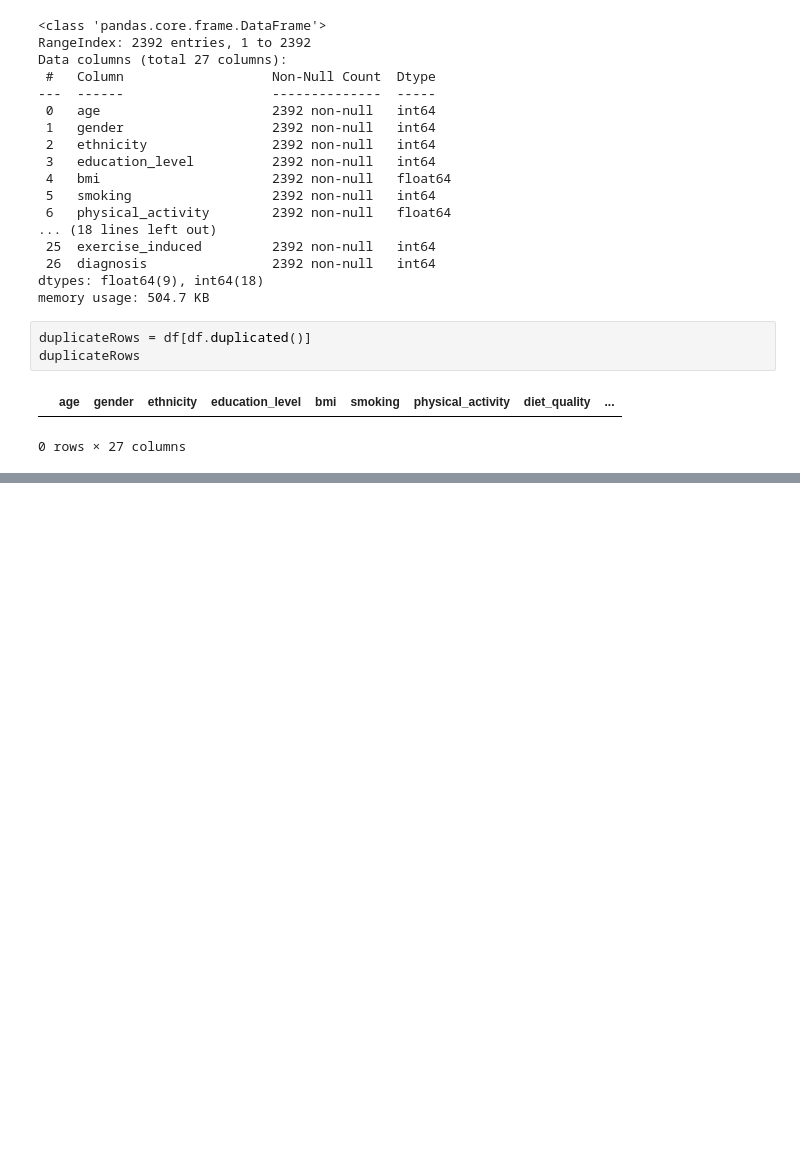
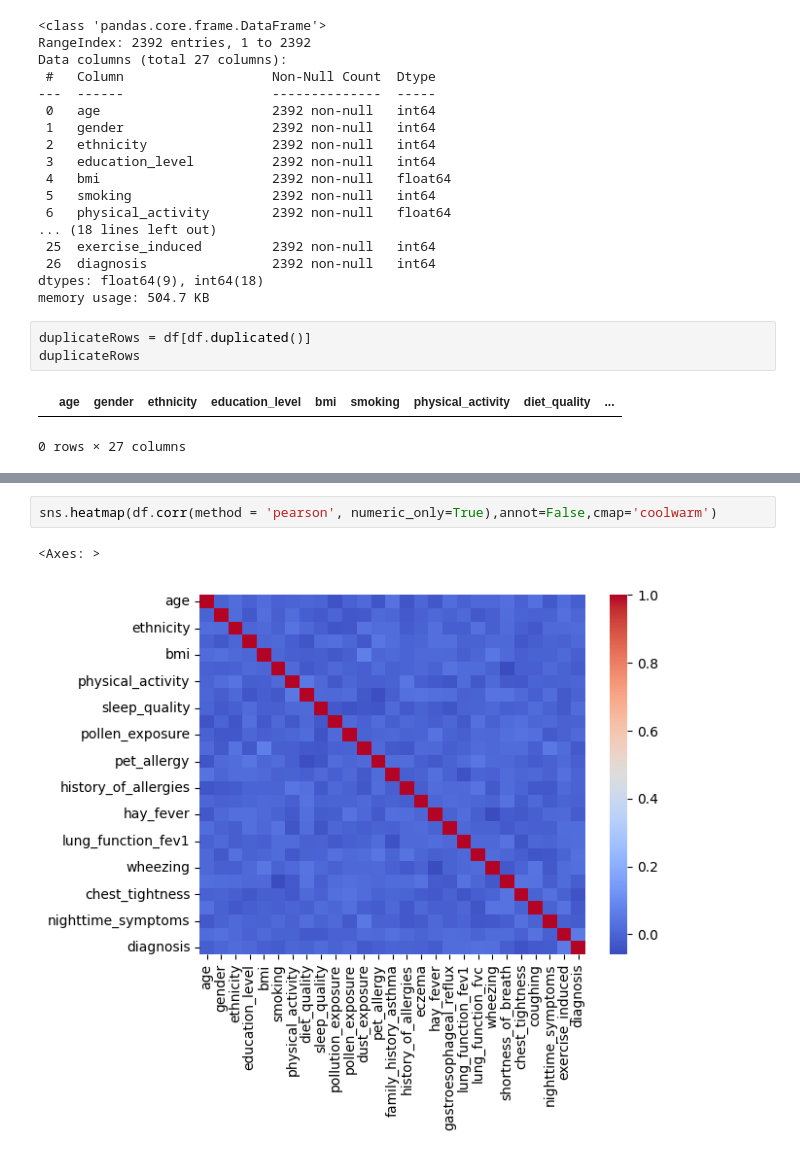
Before and after one commit to lklmkv/tvp1t, a Jupyter notebook: pptk1.ipynb, the cells around one changed output, grey strips where cells are left out. Drawn from its saved outputs; the diff is of its cells as text; blank space fills up the shorter version.

```diff
--- a/pptk1.ipynb
+++ b/pptk1.ipynb
@@ -110,0 +147,5 @@ dtype: int64
+# %%
+sns.heatmap(df.corr(method = 'pearson', numeric_only=True),annot=False,cmap='coolwarm')
+# %% [output]
+<Axes: >
+[figure, added]
```
Also changed, not shown: parts of 8 cells of this notebook.
